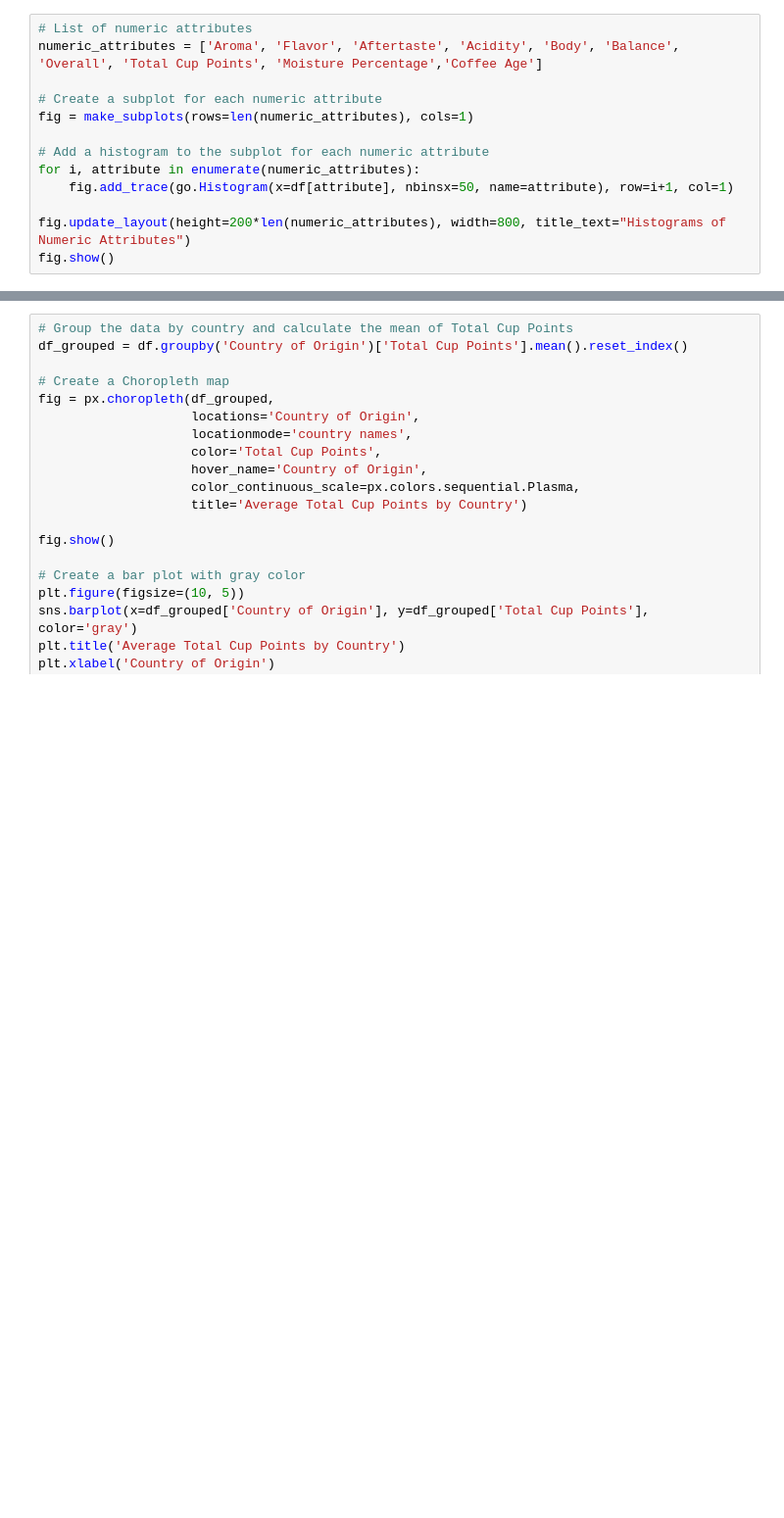
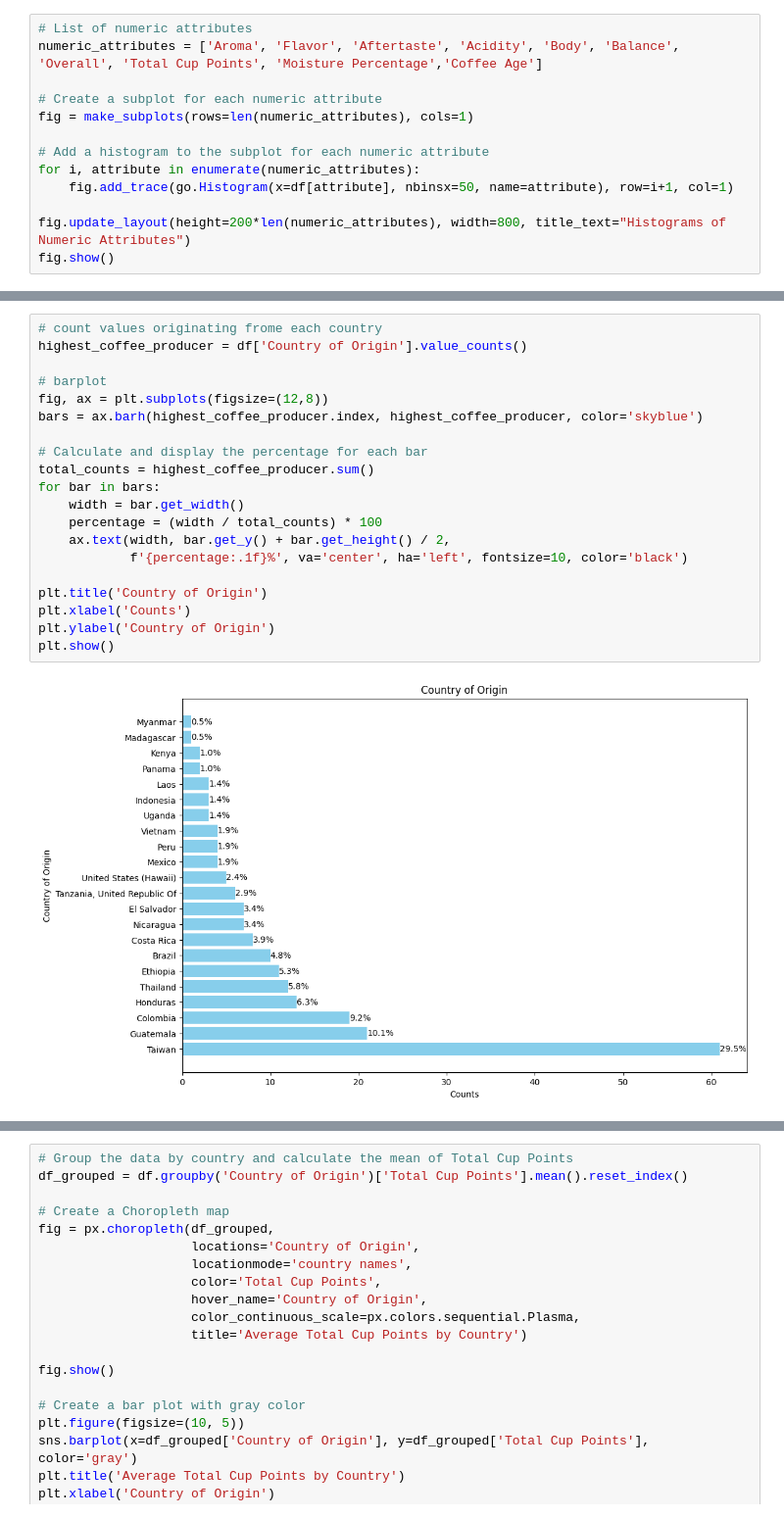
Before and after one commit to sentongo-web/FINAL-PROJECT-DATA-MINING, a Jupyter notebook: sentongo_cofee.ipynb, the cells around one changed output, grey strips where cells are left out. Shown at 98% size. Drawn from its saved outputs; the diff is of its cells as text; blank space fills up the shorter version.

```diff
--- a/sentongo_cofee.ipynb
+++ b/sentongo_cofee.ipynb
@@ -179,0 +264,22 @@ fig.show()
+# %%
+# count values originating frome each country
+highest_coffee_producer = df['Country of Origin'].value_counts()
+
+# barplot
+fig, ax = plt.subplots(figsize=(12,8))
+bars = ax.barh(highest_coffee_producer.index, highest_coffee_producer, color='skyblue')
+
+# Calculate and display the percentage for each bar
+total_counts = highest_coffee_producer.sum()
+for bar in bars:
+    width = bar.get_width()
+    percentage = (width / total_counts) * 100
+    ax.text(width, bar.get_y() + bar.get_height() / 2,
+            f'{percentage:.1f}%', va='center', ha='left', fontsize=10, color='black')
+
+plt.title('Country of Origin')
+plt.xlabel('Counts')
+plt.ylabel('Country of Origin')
+plt.show()
+# %% [output]
+[figure, added]
```
Also changed, not shown: parts of 82 cells of this notebook.
